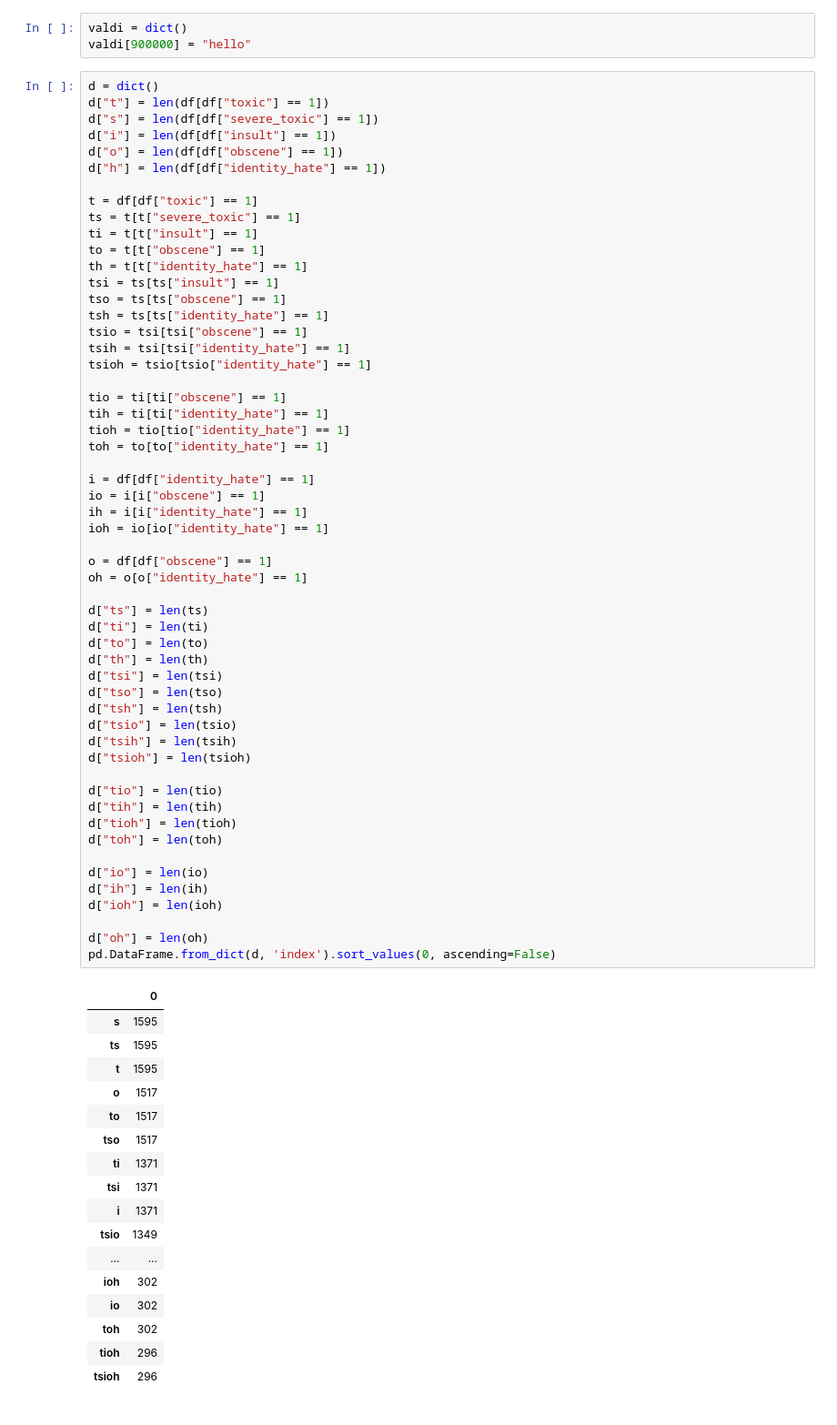
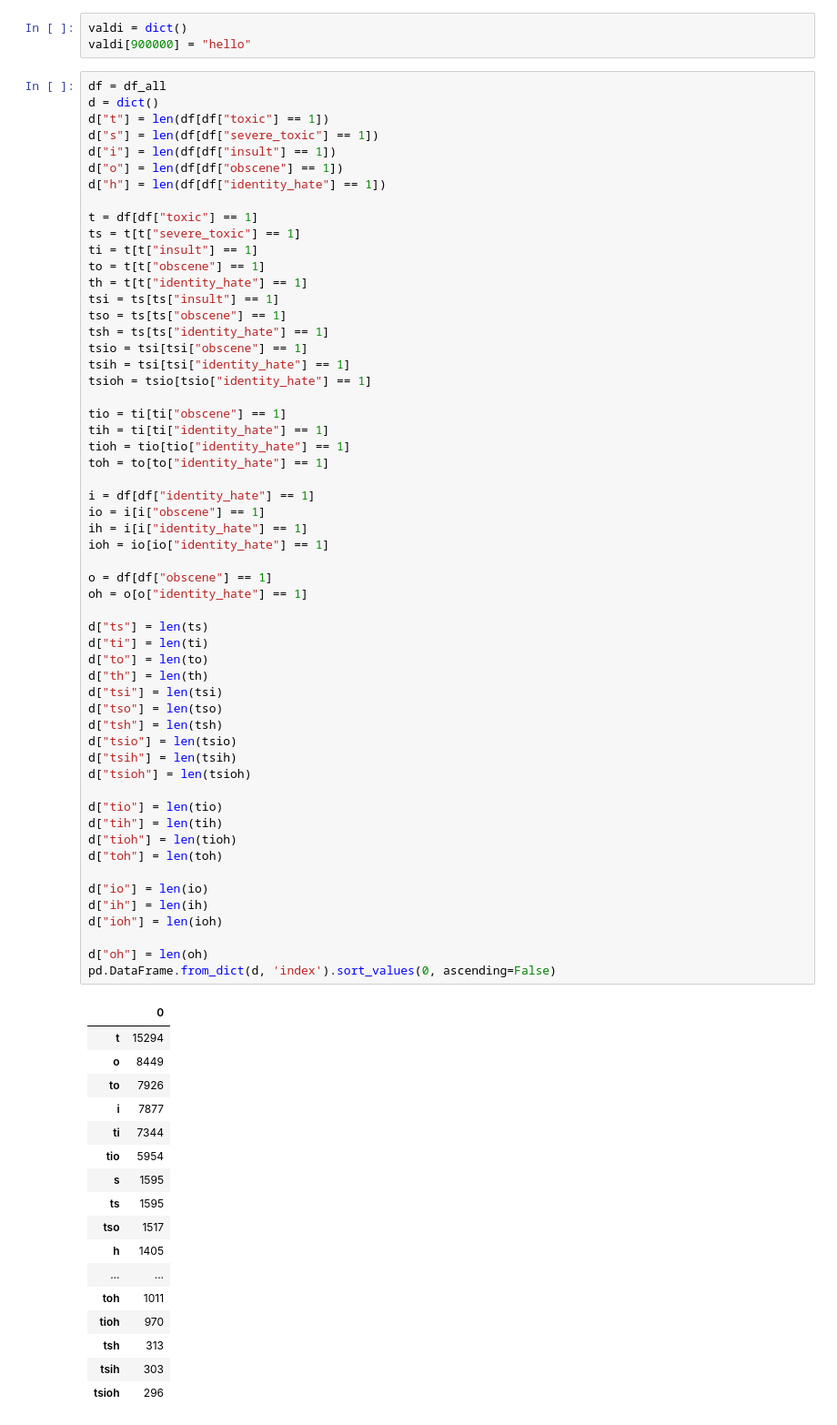
Before and after one commit to ashleyjiang28/toxic-comment, a Jupyter notebook: WordSubsetting.ipynb, the cells around one changed output. Shown: that part at 91% size. Saved outputs shown, nothing was run; the diff lists cells and outputs as text.

```diff
--- a/WordSubsetting.ipynb
+++ b/WordSubsetting.ipynb
@@ -156,6 +156,7 @@ valdi
 valdi = dict()
 valdi[900000] = "hello"
 # %%
+df = df_all
 d = dict()
 d["t"] = len(df[df["toxic"] == 1])
 d["s"] = len(df[df["severe_toxic"] == 1])
@@ -185,46 +186,46 @@ io = i[i["obscene"] == 1]
 ih = i[i["identity_hate"] == 1]
 ioh = io[io["identity_hate"] == 1]
 
 o = df[df["obscene"] == 1]
 oh = o[o["identity_hate"] == 1]
 
 d["ts"] = len(ts)
 d["ti"] = len(ti)
 d["to"] = len(to)
 d["th"] = len(th)
 d["tsi"] = len(tsi)
 d["tso"] = len(tso)
 d["tsh"] = len(tsh)
 d["tsio"] = len(tsio)
 d["tsih"] = len(tsih)
 d["tsioh"] = len(tsioh)
 
 d["tio"] = len(tio)
 d["tih"] = len(tih)
 d["tioh"] = len(tioh)
 d["toh"] = len(toh)
 
 d["io"] = len(io)
 d["ih"] = len(ih)
 d["ioh"] = len(ioh)
 
 d["oh"] = len(oh)
 pd.DataFrame.from_dict(d, 'index').sort_values(0, ascending=False)
 # %% [output]
 |  | 0 |
+| t | 15294 |
+| o | 8449 |
+| to | 7926 |
+| i | 7877 |
+| ti | 7344 |
+| tio | 5954 |
 | s | 1595 |
 | ts | 1595 |
-| t | 1595 |
-| o | 1517 |
-| to | 1517 |
 | tso | 1517 |
-| ti | 1371 |
-| tsi | 1371 |
-| i | 1371 |
-| tsio | 1349 |
+| h | 1405 |
 | ... | ... |
-| ioh | 302 |
-| io | 302 |
-| toh | 302 |
-| tioh | 296 |
+| toh | 1011 |
+| tioh | 970 |
+| tsh | 313 |
+| tsih | 303 |
 | tsioh | 296 |
```
